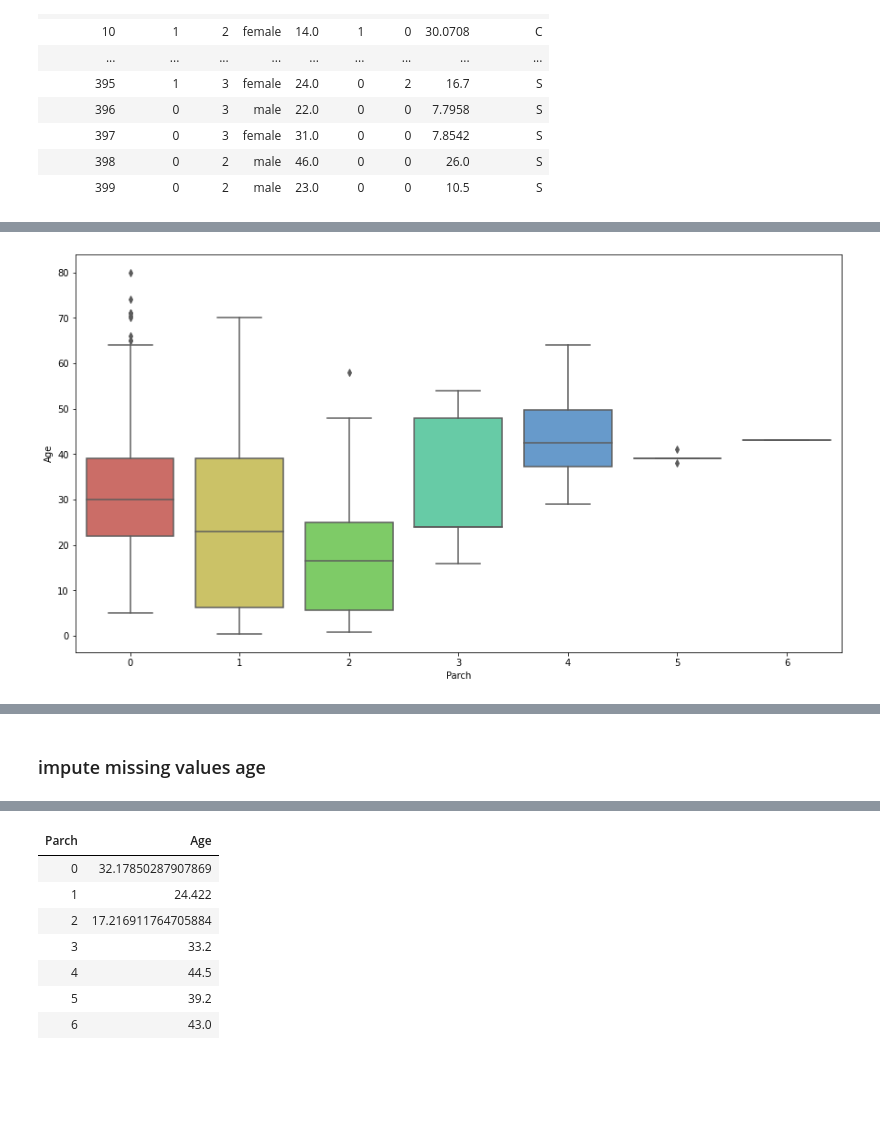
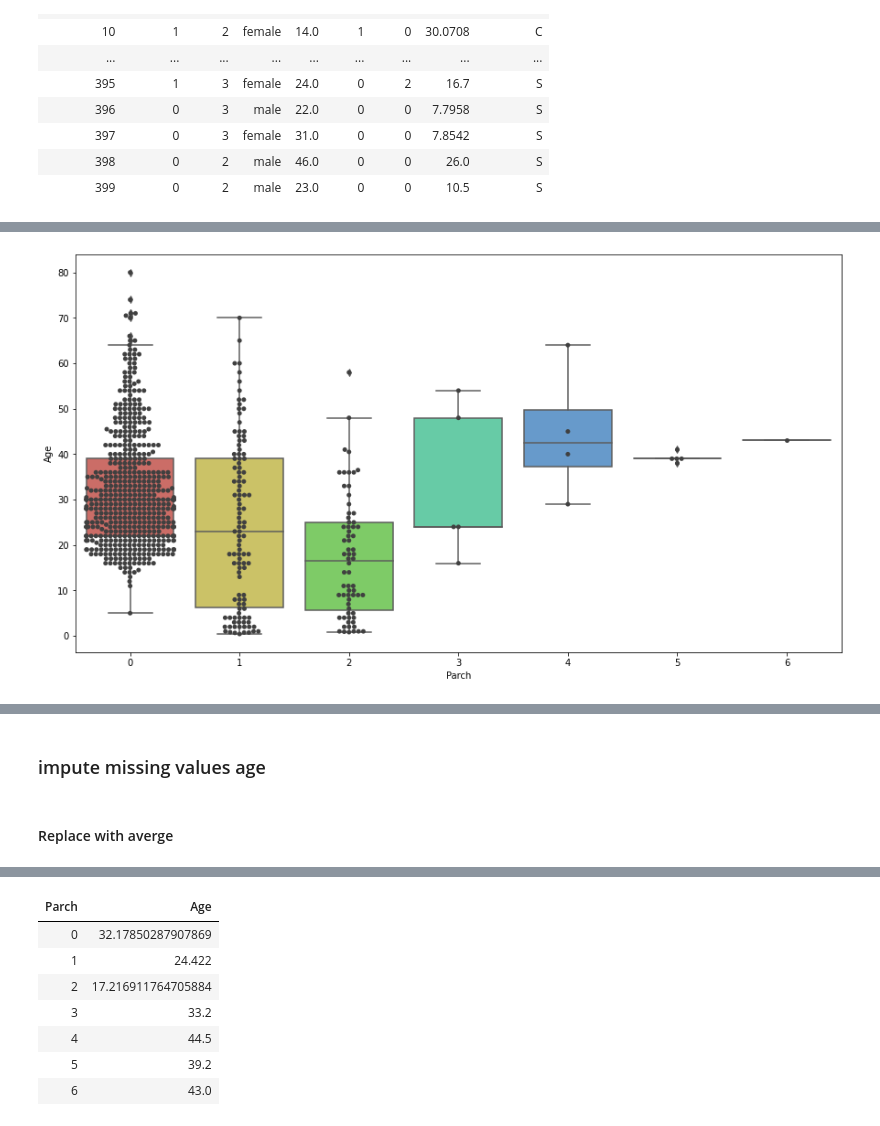
Before and after one commit to Suhong88/ISA460_Fall2021, a Jupyter notebook: Data-Proprocessing-Titanic Example-pyspark-end.ipynb, the cells around one changed output, grey strips where cells are left out. Cells and saved outputs as stored; diff of their text form; code cells hidden in the pictures; blank space fills up the shorter version.

```diff
--- a/Data-Proprocessing-Titanic Example-pyspark-end.ipynb
+++ b/Data-Proprocessing-Titanic Example-pyspark-end.ipynb
@@ -128,20 +168,24 @@ display(df1)
 # %%
 # set the size of seaborn plot
 import numpy as np
 import pandas as pd
 import seaborn as sb
 import matplotlib.pyplot as plt
 import sklearn
 from pylab import rcParams
 
 rcParams['figure.figsize'] = 15,8
 
 pd=df1.toPandas()
 
 sb.boxplot(x='Parch', y='Age', data=pd, palette='hls')
+
+sb.swarmplot(x="Parch", y="Age", data=pd, color=".25")
 # %% [output]
 [interactive output not drawn]
-[figure, old version]
+[figure, new version]
 [interactive output not drawn]
 # %% [markdown]
 ### impute missing values age
+# %% [markdown]
+#### Replace with averge
```
Also changed, not shown: parts of 16 cells of this notebook.
